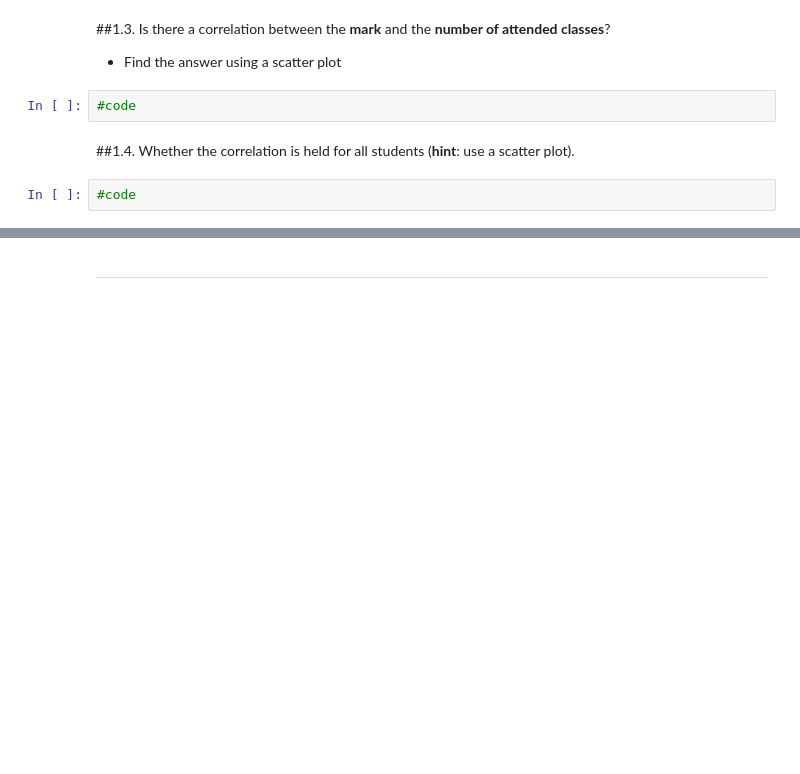
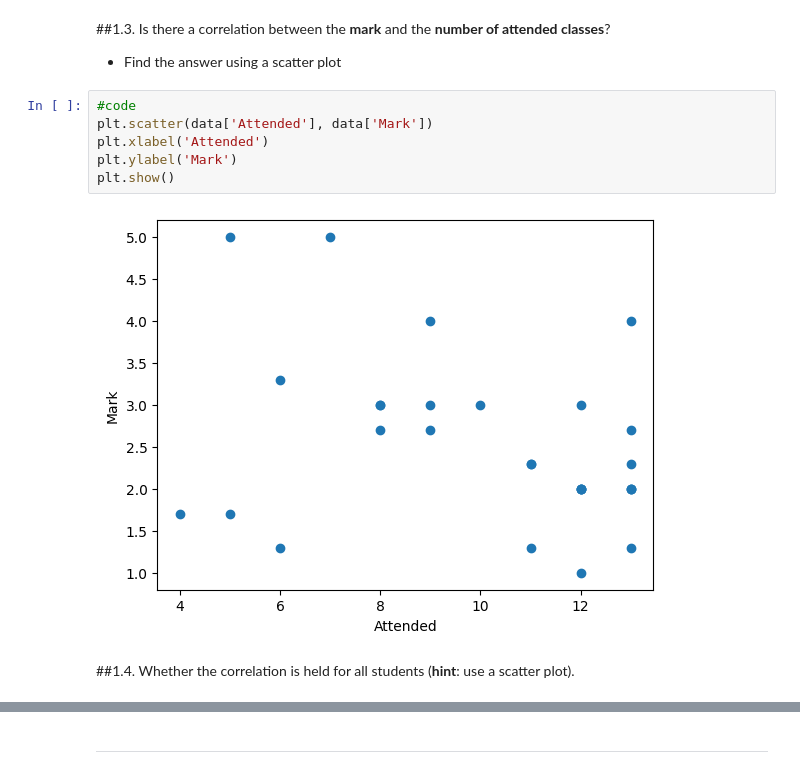
Before and after one commit to PhamTienLoc/Lab_DM, a Jupyter notebook: Lab_2_21130429_PhamTienLoc.ipynb, the cells around one changed output, grey strips where cells are left out. Saved outputs shown, nothing was run; the diff lists cells and outputs as text; blank space fills up the shorter version.

```diff
--- a/Lab_2_21130429_PhamTienLoc.ipynb
+++ b/Lab_2_21130429_PhamTienLoc.ipynb
@@ -63,9 +78,13 @@ st.head(10)
 ##1.3. Is there a correlation between the **mark** and the **number of attended classes**?
 
 *   Find the answer using a scatter plot
-# %%
-#code
+# %%
+#code
+plt.scatter(data['Attended'], data['Mark'])
+plt.xlabel('Attended')
+plt.ylabel('Mark')
+plt.show()
+# %% [output]
+[figure, added]
 # %% [markdown]
 ##1.4. Whether the correlation is held for all students (**hint**: use a scatter plot).
-# %%
-#code
```
Also changed, not shown: parts of 14 cells of this notebook.
